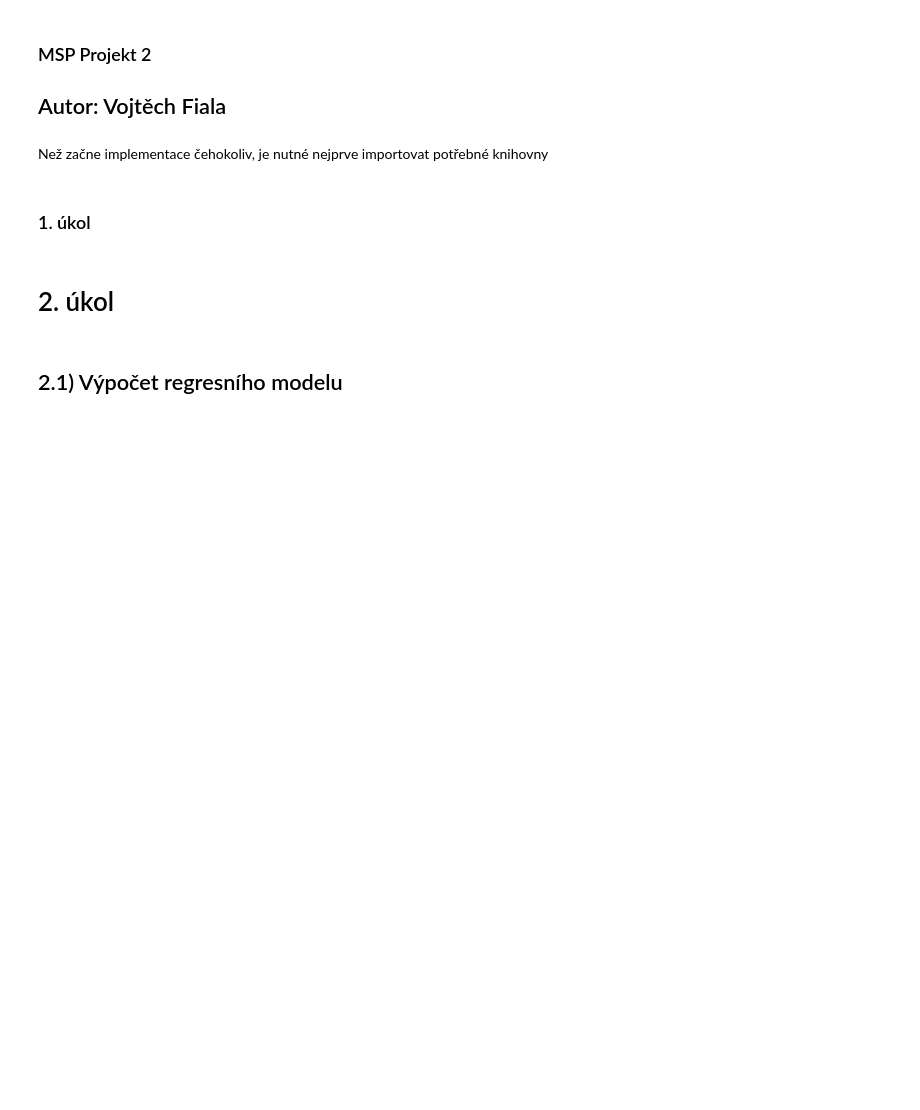
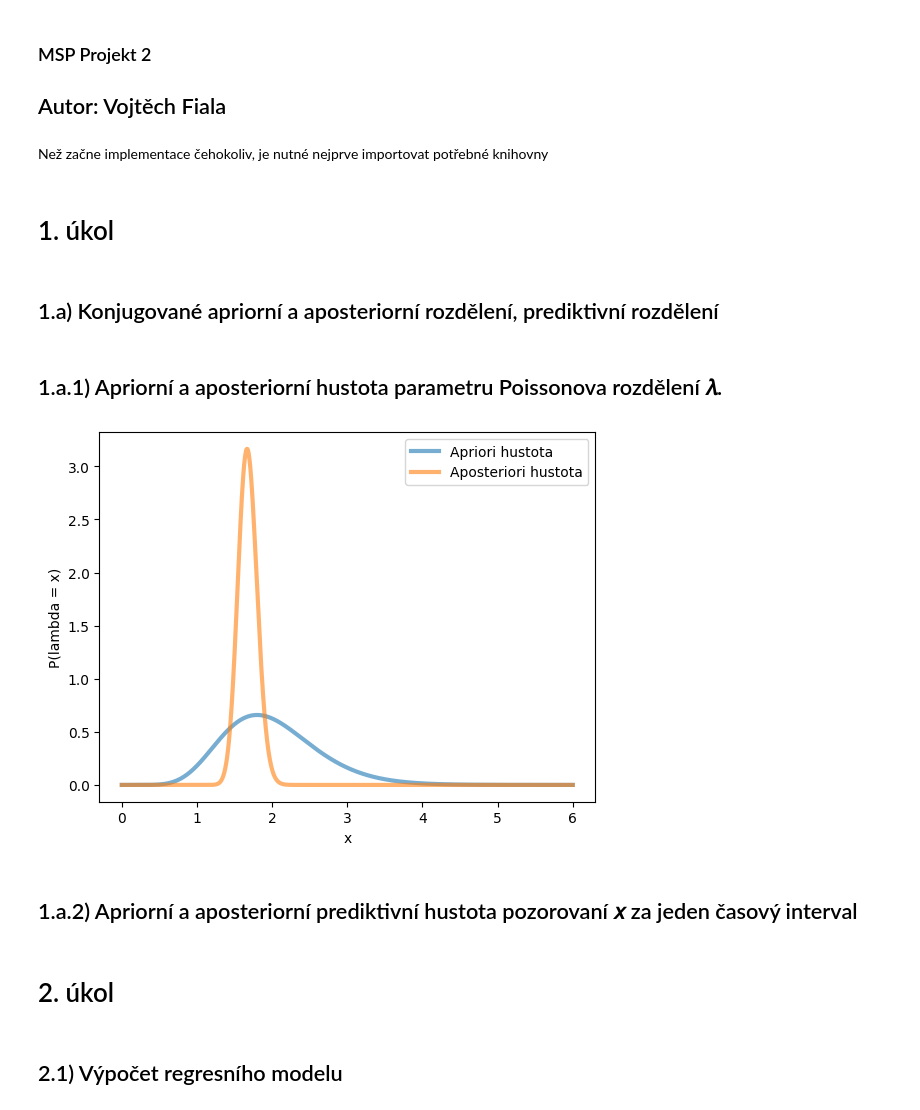
Before and after one commit to Aenariss/msp-proj2, a Jupyter notebook: Untitled.ipynb, the cells around one changed output. Saved outputs shown, nothing was run; the diff lists cells and outputs as text; code cells hidden in the pictures; blank space fills up the shorter version.

```diff
--- a/Untitled.ipynb
+++ b/Untitled.ipynb
@@ -11,7 +11,40 @@ import scipy.stats as stats
 import matplotlib.pyplot as plt
 import csv
 # %% [markdown]
-### 1. úkol
+# 1. úkol
+# %% [markdown]
+## 1.a) Konjugované apriorní a aposteriorní rozdělení, prediktivní rozdělení
+# %% [markdown]
+## 1.a.1) Apriorní a aposteriorní hustota parametru Poissonova rozdělení 𝜆.
+# %%
+DATA_FILE = "Projekt-2_ukol1.csv"
+values = pd.read_csv(DATA_FILE)
+
+observations = values[~values['uloha_1a'].isna()]["uloha_1a"].astype(int)
+observations = observations.sort_values()
+
+alpha = 10 # 10 udalosti
+beta = 5 # v 5 intervalech
+
+x = np.linspace(0, 6, 1000)
+conjugated_gamma_prior = stats.gamma.pdf(x, a=alpha, scale=1/beta)
+
+alpha_post = alpha + np.sum(observations) # podle wiki
+beta_post = beta + len(observations)
+
+conjugated_gamma_posterior = stats.gamma.pdf(x, a=alpha_post, scale=1/beta_post)
+
+fig, ax = plt.subplots(1, 1)
+ax.plot(x, conjugated_gamma_prior, lw=3, alpha=0.6, label='Apriori hustota')
+ax.plot(x, conjugated_gamma_posterior, lw=3, alpha=0.6, label='Aposteriori hustota')
+plt.xlabel('x')
+plt.ylabel('P(lambda = x)')
+plt.legend()
+plt.show()
+# %% [output]
+[figure, added]
+# %% [markdown]
+## 1.a.2) Apriorní a aposteriorní prediktivní hustota pozorovaní 𝑥 za jeden časový interval
 # %% [markdown]
 # 2. úkol
 # %% [markdown]
```
Also changed, not shown: parts of 11 cells of this notebook, 1 other file.
